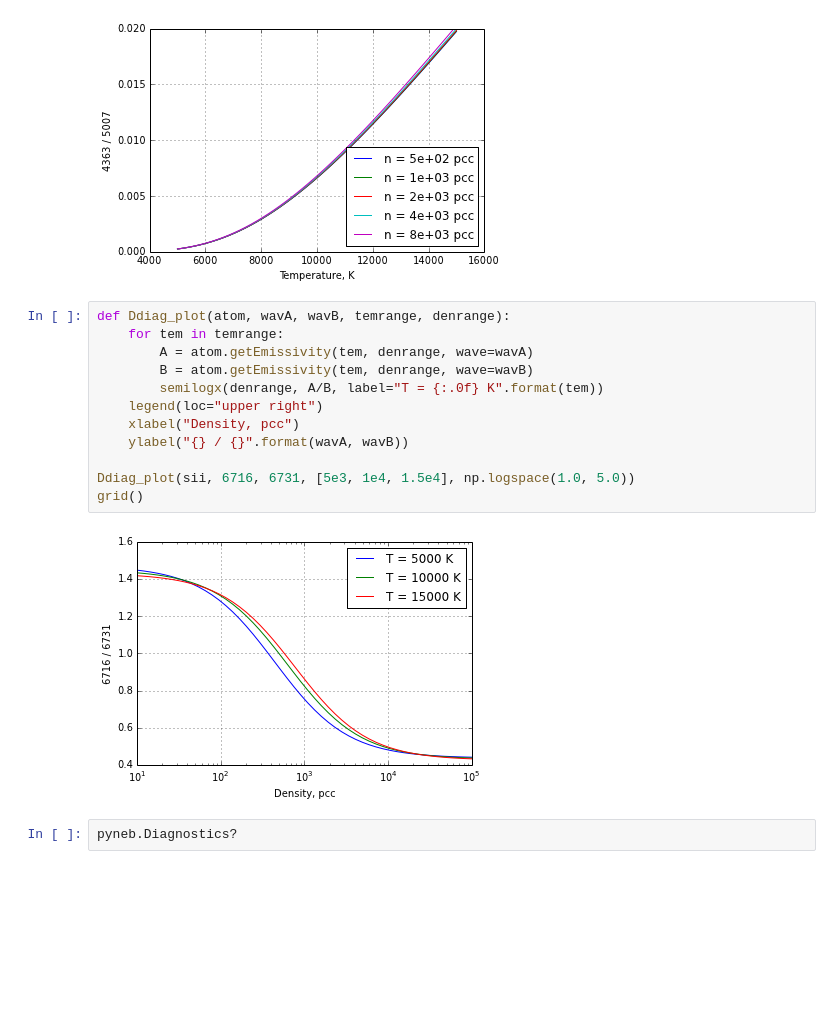
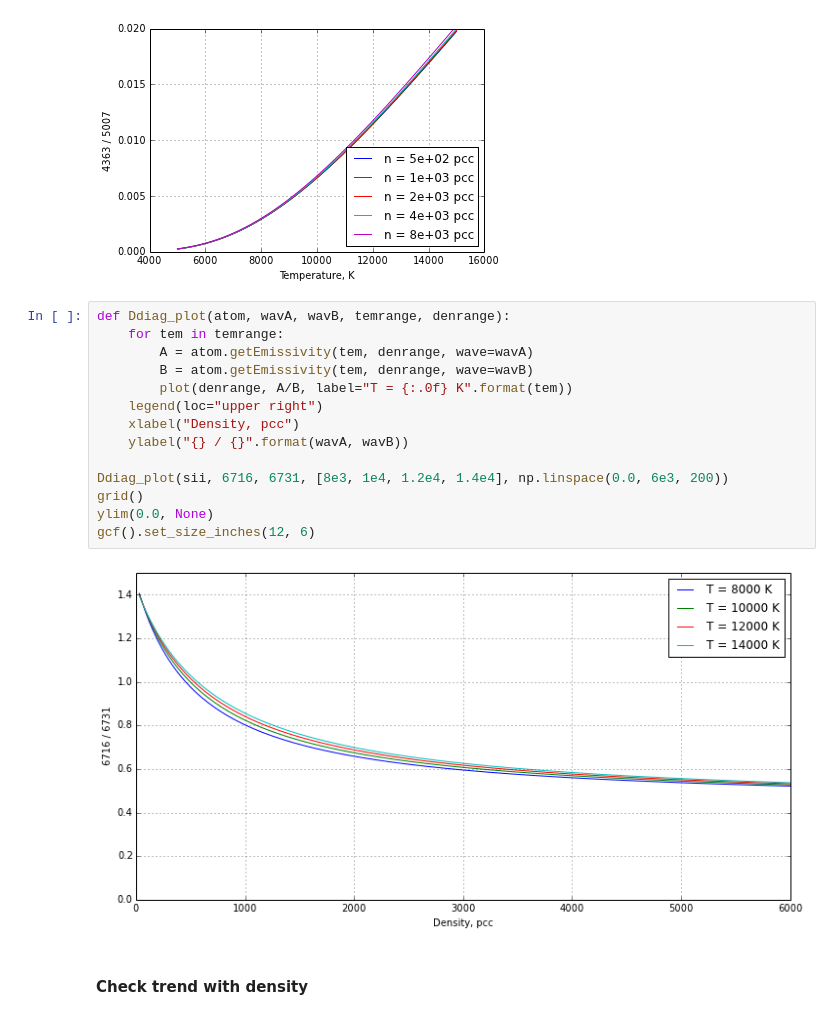
Before and after one commit to deprecated/orion-tsq, a Jupyter notebook: WFC3 images exploration.ipynb, the cells around one changed output. Cells and saved outputs as stored; diff of their text form; blank space fills up the shorter version.

Commit message:
Add a load of figures

```diff
--- a/WFC3 images exploration.ipynb
+++ b/WFC3 images exploration.ipynb
@@ -403,16 +443,18 @@ grid()
 # %%
 def Ddiag_plot(atom, wavA, wavB, temrange, denrange):
     for tem in temrange:
         A = atom.getEmissivity(tem, denrange, wave=wavA)
         B = atom.getEmissivity(tem, denrange, wave=wavB)
-        semilogx(denrange, A/B, label="T = {:.0f} K".format(tem))
+        plot(denrange, A/B, label="T = {:.0f} K".format(tem))
     legend(loc="upper right")
     xlabel("Density, pcc")
     ylabel("{} / {}".format(wavA, wavB))
 
-Ddiag_plot(sii, 6716, 6731, [5e3, 1e4, 1.5e4], np.logspace(1.0, 5.0))
+Ddiag_plot(sii, 6716, 6731, [8e3, 1e4, 1.2e4, 1.4e4], np.linspace(0.0, 6e3, 200))
 grid()
+ylim(0.0, None)
+gcf().set_size_inches(12, 6)
 # %% [output]
-[figure, old version]
+[figure, new version]
-# %%
-pyneb.Diagnostics?
+# %% [markdown]
+#### Check trend with density
```
Also changed, not shown: parts of 15 cells of this notebook, 11 other files.
